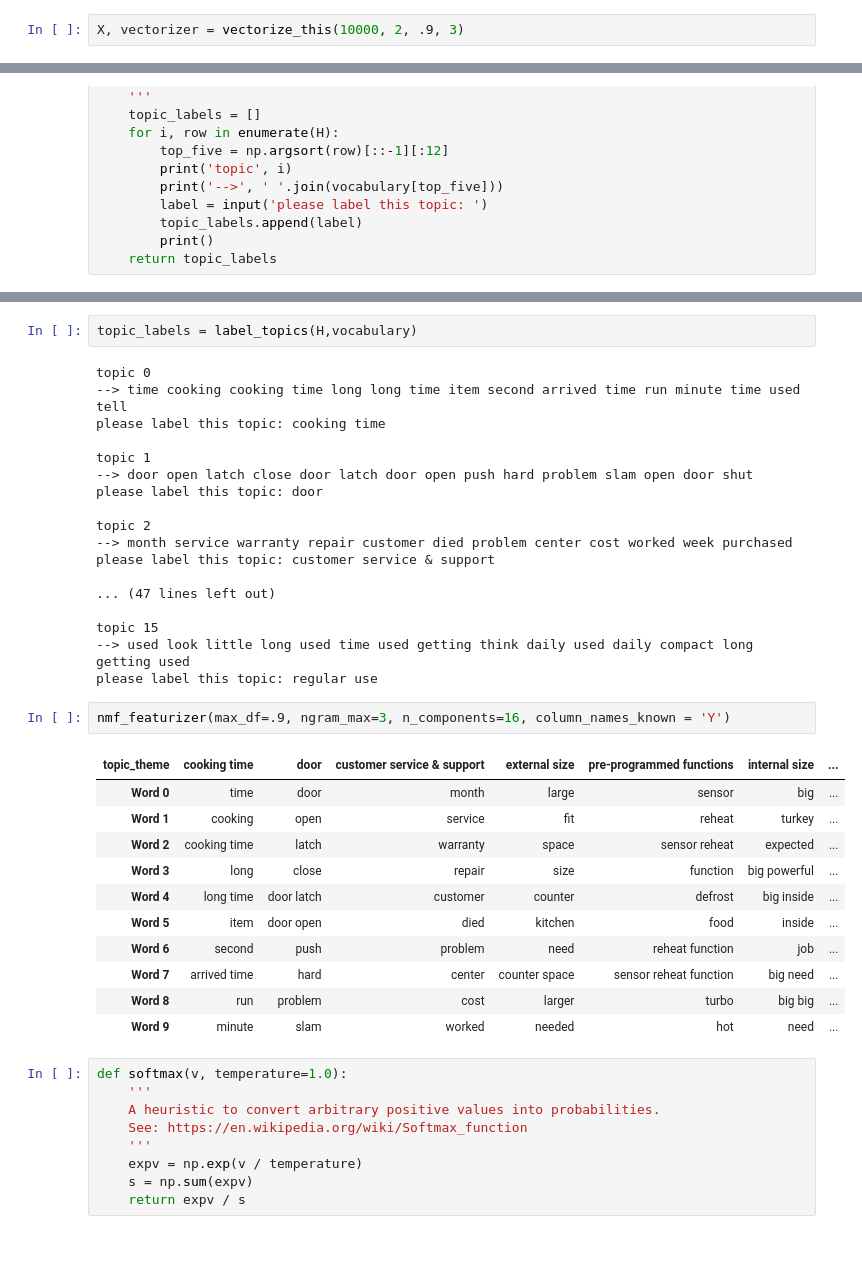
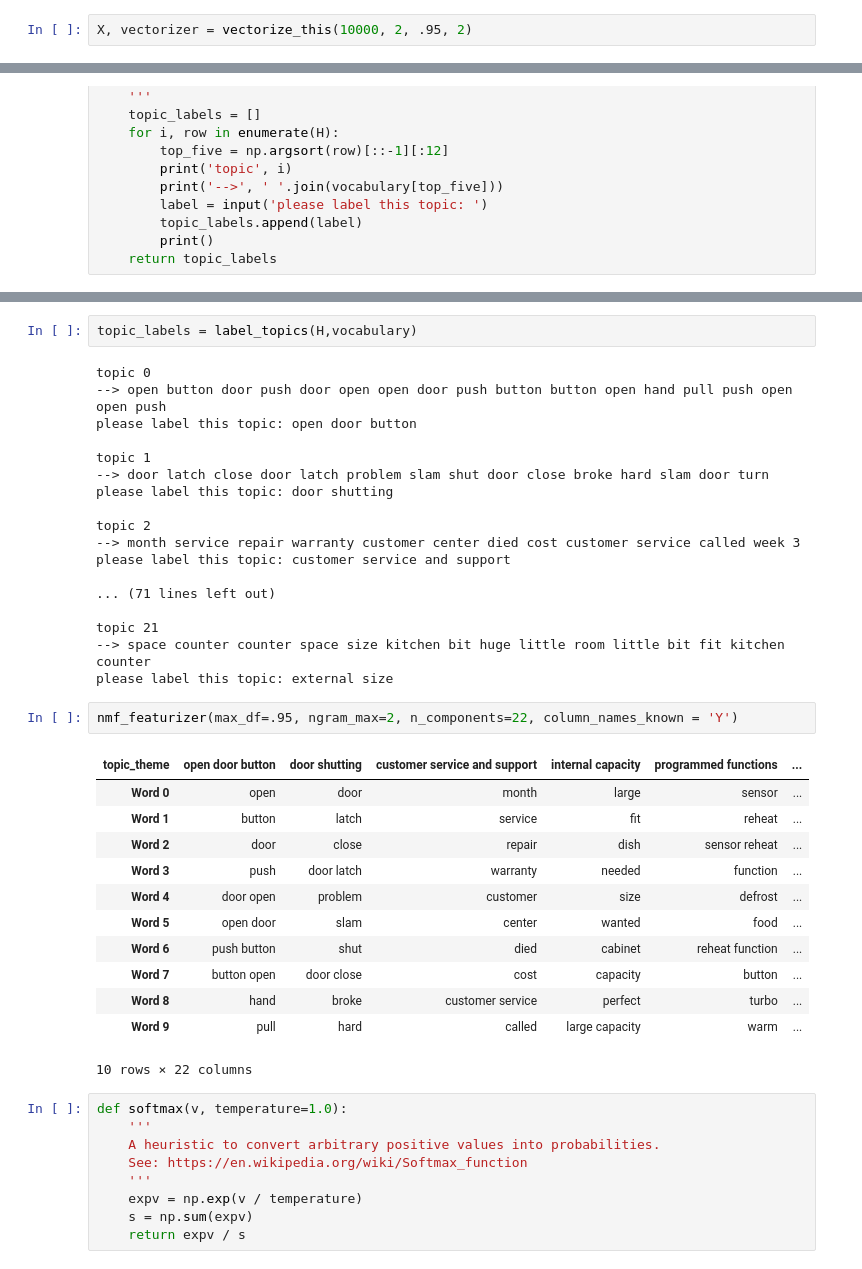
Before and after one commit to GrilledJeez/amazon_product_feature_analysis, a Jupyter notebook: modeling.ipynb, the cells around one changed output, grey strips where cells are left out. Cells and saved outputs as stored; diff of their text form.

Commit message:
4.12 Interprettable Topics, Parameters Tuned

```diff
--- a/modeling.ipynb
+++ b/modeling.ipynb
@@ -42,7 +42,7 @@ def vectorize_this(max_features, min_df, max_df, ngram_max):
     X = vectorizer.fit_transform(X)
     return X, vectorizer
 # %%
-X, vectorizer = vectorize_this(10000, 2, .9, 3)
+X, vectorizer = vectorize_this(10000, 2, .95, 2)
 # %%
 def make_nmf(n_components, alpha, X):
     nmf = NMF(
@@ -184,36 +187,37 @@ nmf_featurizer(max_df=.9, ngram_max=3, n_components=16)
 topic_labels = label_topics(H,vocabulary)
 # %% [output]
 topic 0
---> time cooking cooking time long long time item second arrived time run minute time used tell
-please label this topic: cooking time
+--> open button door push door open open door push button button open hand pull push open open push
+please label this topic: open door button
 
 topic 1
---> door open latch close door latch door open push hard problem slam open door shut
-please label this topic: door
+--> door latch close door latch problem slam shut door close broke hard slam door turn
+please label this topic: door shutting
 
 topic 2
---> month service warranty repair customer died problem center cost worked week purchased
-please label this topic: customer service & support
+--> month service repair warranty customer center died cost customer service called week 3
+please label this topic: customer service and support
 
-... (47 lines left out)
+... (71 lines left out)
 
-topic 15
---> used look little long used time used getting think daily used daily compact long getting used
-please label this topic: regular use
+topic 21
+--> space counter counter space size kitchen bit huge little room little bit fit kitchen counter
+please label this topic: external size
 # %%
-nmf_featurizer(max_df=.9, ngram_max=3, n_components=16, column_names_known = 'Y')
+nmf_featurizer(max_df=.95, ngram_max=2, n_components=22, column_names_known = 'Y')
 # %% [output]
-| topic_theme | cooking time | door | customer service & support | external size | pre-programmed functions | internal size | ... |
-| Word 0 | time | door | month | large | sensor | big | ... |
-| Word 1 | cooking | open | service | fit | reheat | turkey | ... |
-| Word 2 | cooking time | latch | warranty | space | sensor reheat | expected | ... |
-| Word 3 | long | close | repair | size | function | big powerful | ... |
-| Word 4 | long time | door latch | customer | counter | defrost | big inside | ... |
-| Word 5 | item | door open | died | kitchen | food | inside | ... |
-| Word 6 | second | push | problem | need | reheat function | job | ... |
-| Word 7 | arrived time | hard | center | counter space | sensor reheat function | big need | ... |
-| Word 8 | run | problem | cost | larger | turbo | big big | ... |
-| Word 9 | minute | slam | worked | needed | hot | need | ... |
+| topic_theme | open door button | door shutting | customer service and support | internal capacity | programmed functions | ... |
+| Word 0 | open | door | month | large | sensor | ... |
+| Word 1 | button | latch | service | fit | reheat | ... |
+| Word 2 | door | close | repair | dish | sensor reheat | ... |
+| Word 3 | push | door latch | warranty | needed | function | ... |
+| Word 4 | door open | problem | customer | size | defrost | ... |
+| Word 5 | open door | slam | center | wanted | food | ... |
+| Word 6 | push button | shut | died | cabinet | reheat function | ... |
+| Word 7 | button open | door close | cost | capacity | button | ... |
+| Word 8 | hand | broke | customer service | perfect | turbo | ... |
+| Word 9 | pull | hard | called | large capacity | warm | ... |
+10 rows × 22 columns
 # %%
 def softmax(v, temperature=1.0):
     '''
```
Also changed, not shown: parts of 10 cells of this notebook, 1 other file.
